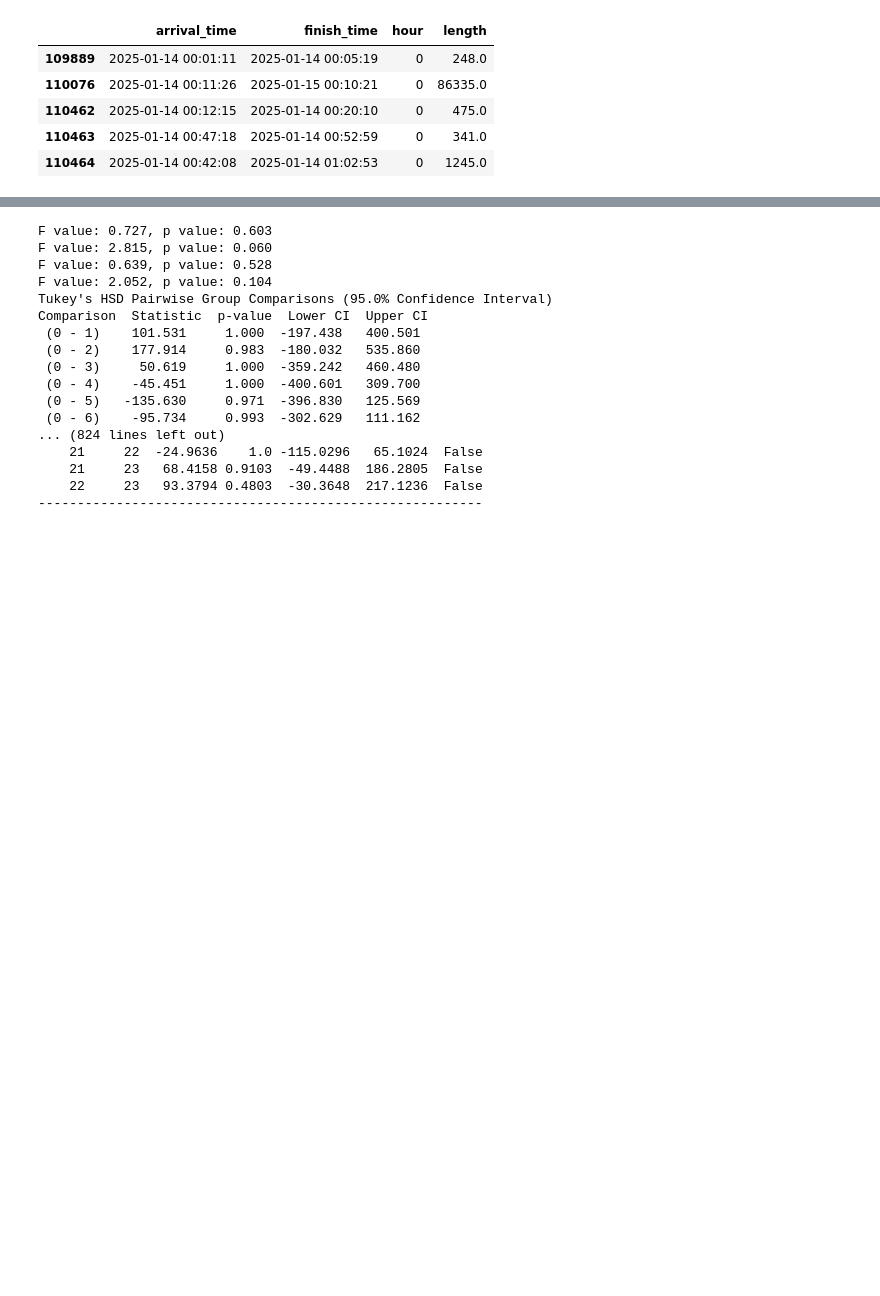
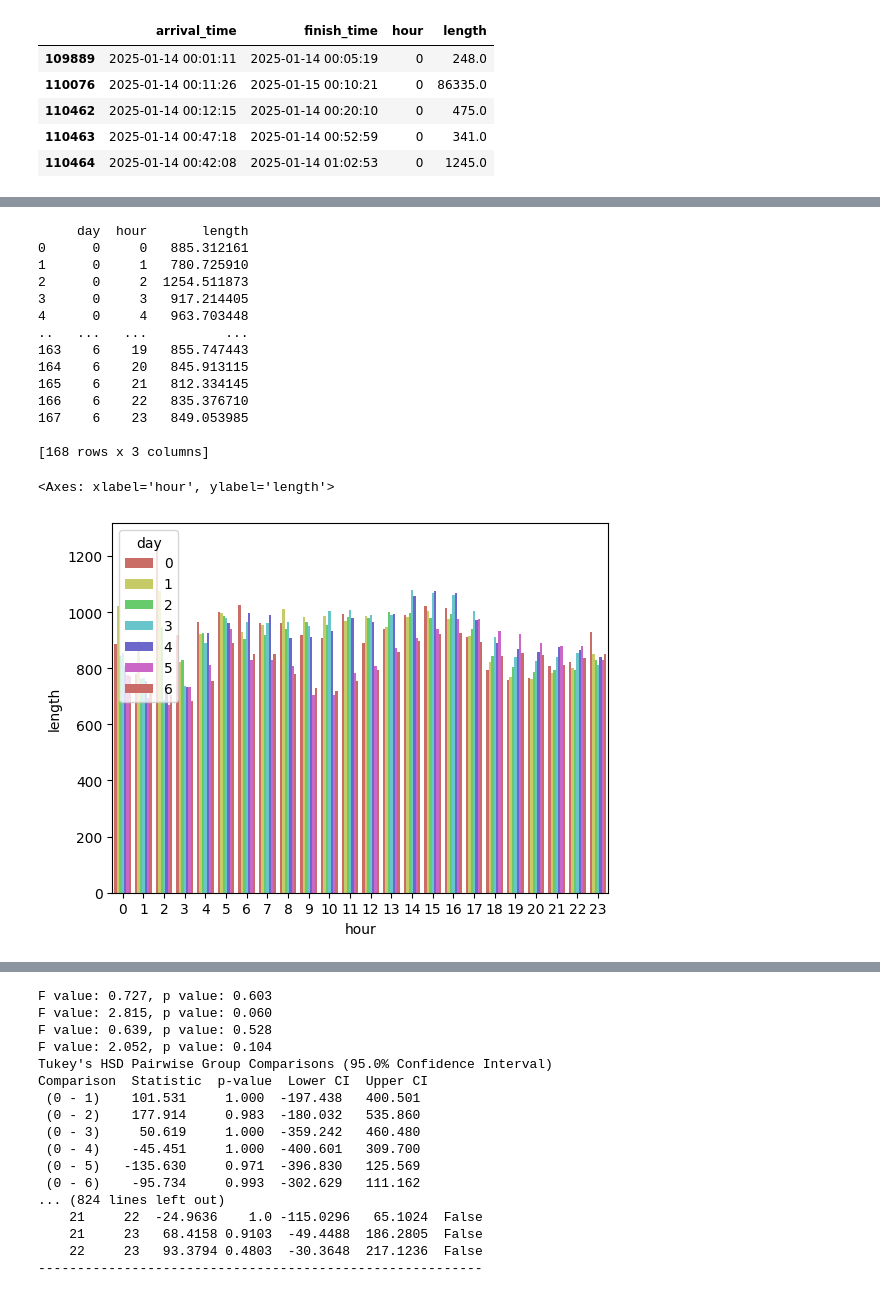
Before and after one commit to JaumeFigueras/simulacio, a Jupyter notebook: estadistica/iid/estacionaritat.ipynb, the cells around one changed output, grey strips where cells are left out. Saved outputs shown, nothing was run; the diff lists cells and outputs as text; code cells hidden in the pictures; blank space fills up the shorter version.

```diff
--- a/estadistica/iid/estacionaritat.ipynb
+++ b/estadistica/iid/estacionaritat.ipynb
@@ -168,0 +186,18 @@ plt.grid()
+# %%
+# Read the data
+df = pd.read_csv("yellow-tripdata-2025-01.csv", usecols=["tpep_pickup_datetime", "tpep_dropoff_datetime"])
+df.rename(columns={'tpep_pickup_datetime': 'arrival_time'}, inplace=True)
+df.rename(columns={'tpep_dropoff_datetime': 'finish_time'}, inplace=True)
+df['arrival_time'] = pd.to_datetime(df['arrival_time'])
+df['finish_time'] = pd.to_datetime(df['finish_time'])
+# Remove strange data, probably time zones
+df = df[~(df['arrival_time'] < datetime.datetime(2025,1,1,0,0,0))]
+df = df[~(df['finish_time'] < datetime.datetime(2025,1,1,0,0,0))]
+# Remove holidays
+df = df[df['arrival_time'] >= datetime.datetime(2025,1,2,0,0,0)]
+df = df[~((df['arrival_time'] >= datetime.datetime(2025,1,20,0,0,0)) & (df['arrival_time'] < datetime.datetime(2025,1,21,0,0,0)))]
+df.sort_values('arrival_time', inplace=True)
+df['day'] = df['arrival_time'].dt.weekday
+df['hour'] = df['arrival_time'].dt.hour
+df['length'] = (df['finish_time'] - df['arrival_time']).dt.total_seconds()
+df.head()
@@ -168,0 +211,22 @@ plt.grid()
+# %%
+hour_df = df.groupby(['day', 'hour']).agg({"length": "mean"}).reset_index()
+print(hour_df)
+# Create an hourly number of arrivals data frame
+sns.barplot(x=hour_df['hour'], y=hour_df['length'], hue=hour_df['day'], palette="hls")
+# %% [output]
+     day  hour       length
+0      0     0   885.312161
+1      0     1   780.725910
+2      0     2  1254.511873
+3      0     3   917.214405
+4      0     4   963.703448
+..   ...   ...          ...
+163    6    19   855.747443
+164    6    20   845.913115
+165    6    21   812.334145
+166    6    22   835.376710
+167    6    23   849.053985
+
+[168 rows x 3 columns]
+<Axes: xlabel='hour', ylabel='length'>
+[figure, added]
```
Also changed, not shown: parts of 10 cells of this notebook.
